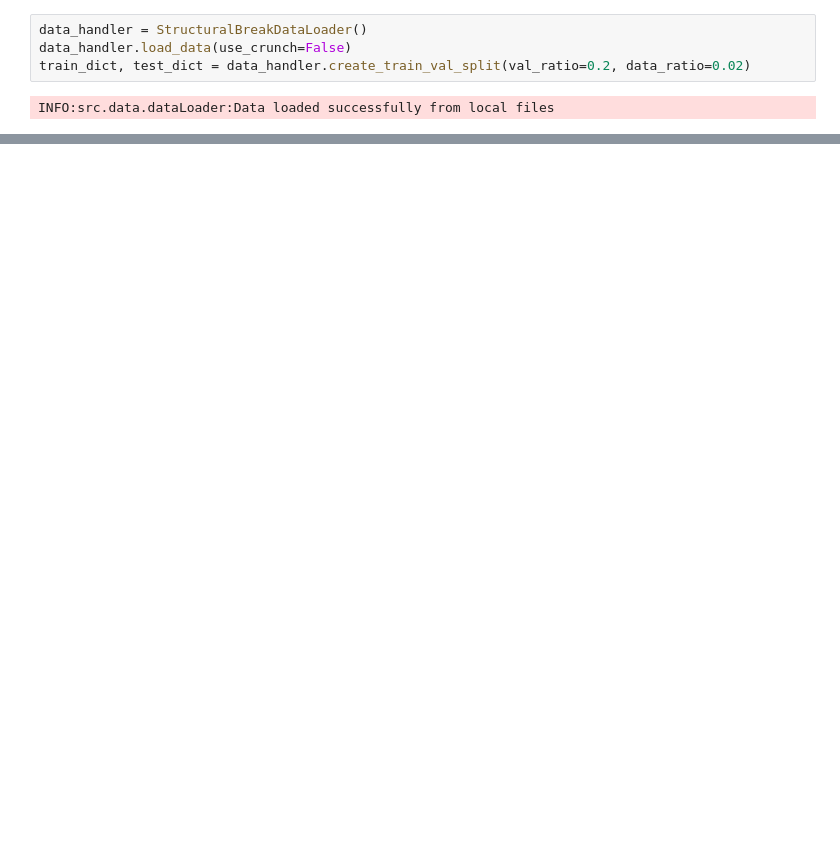
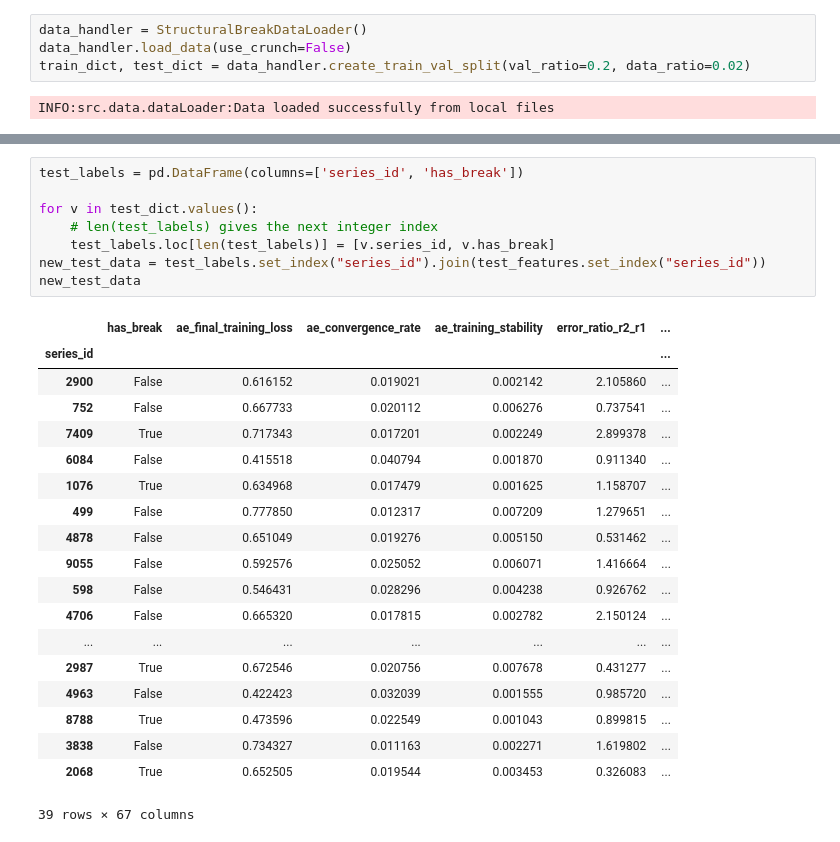
Before and after one commit to StefanConstantin707/adia-lab-structural-break-challenge, a Jupyter notebook: notebooks/04_autoencoder_analysis.ipynb, the cells around one changed output, grey strips where cells are left out. Cells and saved outputs as stored; diff of their text form; blank space fills up the shorter version.

```diff
--- a/notebooks/04_autoencoder_analysis.ipynb
+++ b/notebooks/04_autoencoder_analysis.ipynb
@@ -570,0 +1427,28 @@ for i in range(3):
+# %%
+test_labels = pd.DataFrame(columns=['series_id', 'has_break'])
+
+for v in test_dict.values():
+    # len(test_labels) gives the next integer index
+    test_labels.loc[len(test_labels)] = [v.series_id, v.has_break]
+new_test_data = test_labels.set_index("series_id").join(test_features.set_index("series_id"))
+new_test_data
+# %% [output]
+|  | has_break | ae_final_training_loss | ae_convergence_rate | ae_training_stability | error_ratio_r2_r1 | ... |
+| series_id |  |  |  |  |  | ... |
+| 2900 | False | 0.616152 | 0.019021 | 0.002142 | 2.105860 | ... |
+| 752 | False | 0.667733 | 0.020112 | 0.006276 | 0.737541 | ... |
+| 7409 | True | 0.717343 | 0.017201 | 0.002249 | 2.899378 | ... |
+| 6084 | False | 0.415518 | 0.040794 | 0.001870 | 0.911340 | ... |
+| 1076 | True | 0.634968 | 0.017479 | 0.001625 | 1.158707 | ... |
+| 499 | False | 0.777850 | 0.012317 | 0.007209 | 1.279651 | ... |
+| 4878 | False | 0.651049 | 0.019276 | 0.005150 | 0.531462 | ... |
+| 9055 | False | 0.592576 | 0.025052 | 0.006071 | 1.416664 | ... |
+| 598 | False | 0.546431 | 0.028296 | 0.004238 | 0.926762 | ... |
+| 4706 | False | 0.665320 | 0.017815 | 0.002782 | 2.150124 | ... |
+| ... | ... | ... | ... | ... | ... | ... |
+| 2987 | True | 0.672546 | 0.020756 | 0.007678 | 0.431277 | ... |
+| 4963 | False | 0.422423 | 0.032039 | 0.001555 | 0.985720 | ... |
+| 8788 | True | 0.473596 | 0.022549 | 0.001043 | 0.899815 | ... |
+| 3838 | False | 0.734327 | 0.011163 | 0.002271 | 1.619802 | ... |
+| 2068 | True | 0.652505 | 0.019544 | 0.003453 | 0.326083 | ... |
+39 rows × 67 columns
```
Also changed, not shown: parts of 32 cells of this notebook, 19 other files.
